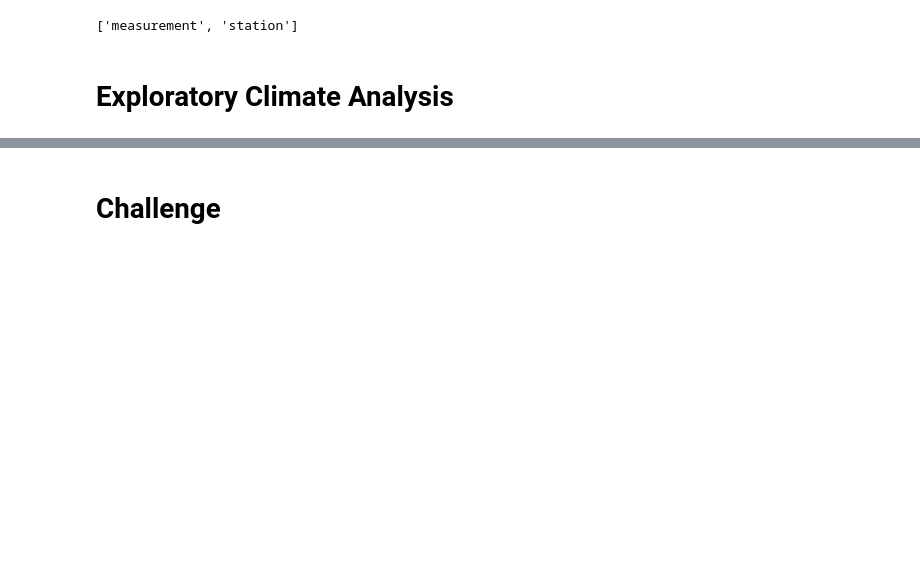
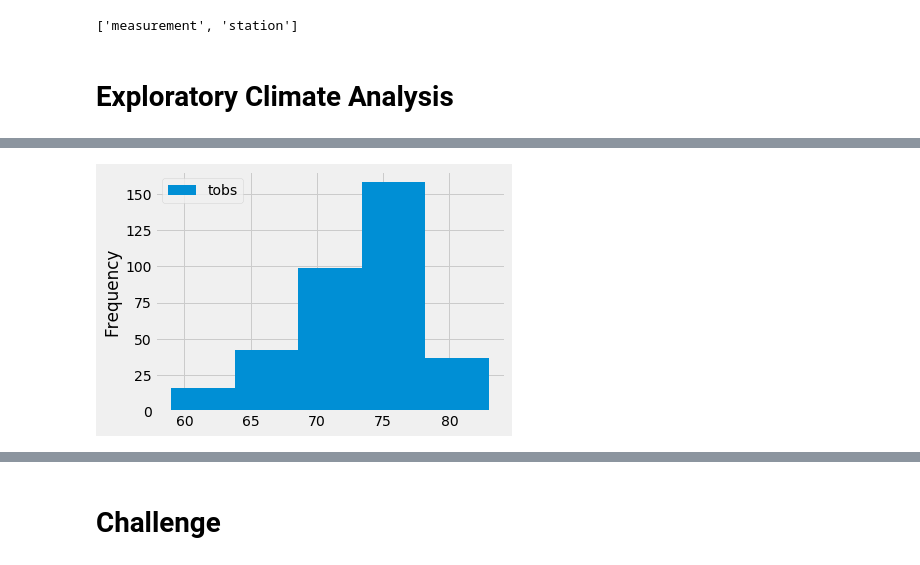
Before and after one commit to FahimaFarha/surfs_up, a Jupyter notebook: climate_analysis.ipynb, the cells around one changed output, grey strips where cells are left out. Cells and saved outputs as stored; diff of their text form; code cells hidden in the pictures; blank space fills up the shorter version.

```diff
--- a/climate_analysis.ipynb
+++ b/climate_analysis.ipynb
@@ -72,0 +117,6 @@ df.plot()
+# %%
+# skill-drill, 5 bins
+df_2.plot.hist(bins=5)
+plt.tight_layout()
+# %% [output]
+[figure, added]
```
Also changed, not shown: parts of 8 cells of this notebook, 2 other files.
